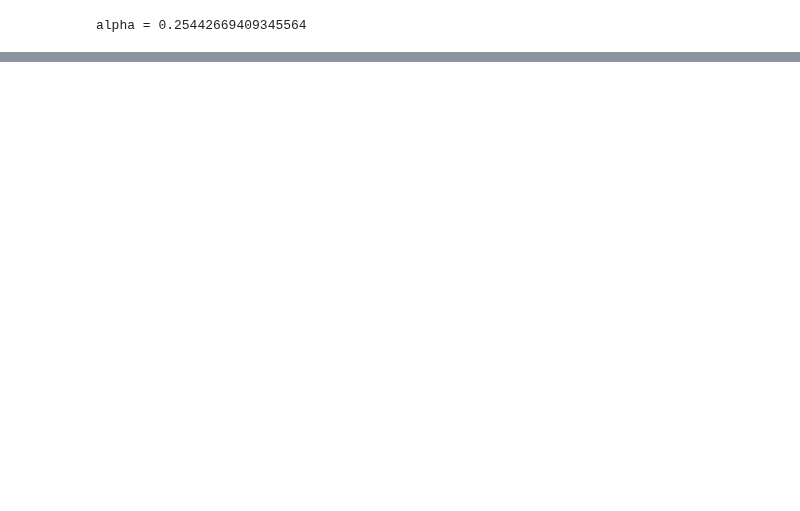
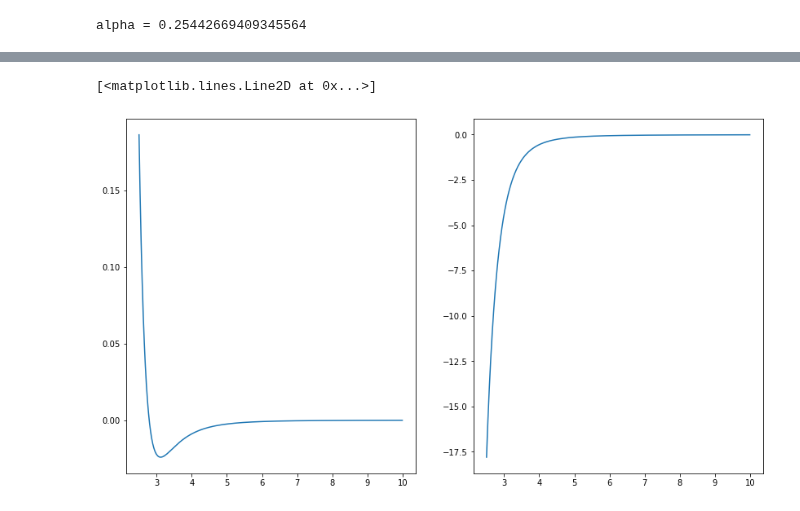
Before and after one commit to Shaun-F/GWGenerator, a Jupyter notebook: debugging/ODE_Solver.ipynb, the cells around one changed output, grey strips where cells are left out. Cells and saved outputs as stored; diff of their text form; code cells hidden in the pictures; blank space fills up the shorter version.

```diff
--- a/debugging/ODE_Solver.ipynb
+++ b/debugging/ODE_Solver.ipynb
@@ -140,0 +174,10 @@ plt.plot(dom,ran)
+# %%
+dom = np.arange(2.5,10,0.01)
+ran1 = [pyan.pydEdt(0.9,p,0.5,1.,10,10) for p in dom]
+ran2 = [pyan.pydpdt(0.9,p,0.5,1.,10,10) for p in dom]
+fig,ax = plt.subplots(1,2,figsize=(14,8))
+ax[0].plot(dom,ran1)
+ax[1].plot(dom,ran2)
+# %% [output]
+[<matplotlib.lines.Line2D at 0x...>]
+[figure, added]
```
Also changed, not shown: parts of 7 cells of this notebook, 3 other files.
